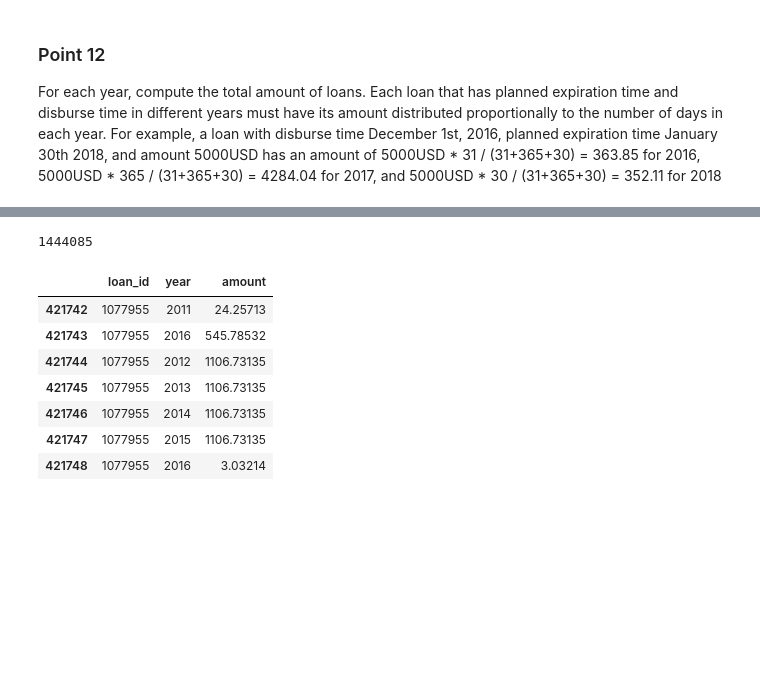
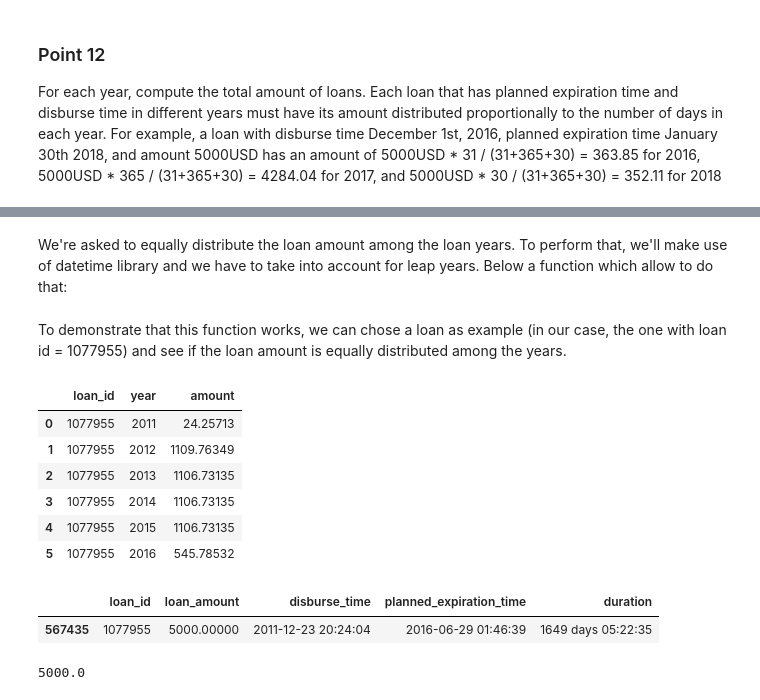
Before and after one commit to Lukpier/cs-project, a Jupyter notebook: kiva.ipynb, the cells around one changed output, grey strips where cells are left out. Saved outputs shown, nothing was run; the diff lists cells and outputs as text; code cells hidden in the pictures; blank space fills up the shorter version.

```diff
--- a/kiva.ipynb
+++ b/kiva.ipynb
@@ -717,0 +624,3 @@ Name: loan_id, Length: 1044962, dtype: int64
+# %% [markdown]
+We're asked to equally distribute the loan amount among the loan years. To perform that, we'll make use of datetime library and we have to take into account for leap years.
+Below a function which allow to do that:
@@ -718,15 +661,41 @@ Name: loan_id, Length: 1044962, dtype: int64
+# %%
+%%time
+
+new_df = pd.DataFrame(columns=['loan_id', 'year', 'amount'])
+ids = []
+years = []
+amounts = []
+subset = loans[['loan_id', 'loan_amount', 'disburse_time', 'planned_expiration_time', 'duration']]
+for _, row in subset.iterrows():
+    amts = compute_amounts(row)
+    for year, amount in amts:
+        ids.append(row.loan_id)
+        years.append(year)
+        amounts.append(amount)
+
+new_df['loan_id'] = ids
+new_df['year'] = years
+new_df['amount'] = amounts
+# %% [markdown]
+To demonstrate that this function works, we can chose a loan as example (in our case, the one with loan id = 1077955) and see if the loan amount is equally distributed among the years.
 # %%
-max(new_df['loan_id'])
+example = new_df[new_df.loan_id == 1077955]
-# %% [output]
-1444085
+# %%
+example
+# %% [output]
+|  | loan_id | year | amount |
+| 0 | 1077955 | 2011 | 24.25713 |
+| 1 | 1077955 | 2012 | 1109.76349 |
+| 2 | 1077955 | 2013 | 1106.73135 |
+| 3 | 1077955 | 2014 | 1106.73135 |
+| 4 | 1077955 | 2015 | 1106.73135 |
+| 5 | 1077955 | 2016 | 545.78532 |
 # %%
-new_df[new_df.loan_id == 1077955]
+subset[subset.loan_id == 1077955]
 # %% [output]
-|  | loan_id | year | amount |
-| 421742 | 1077955 | 2011 | 24.25713 |
-| 421743 | 1077955 | 2016 | 545.78532 |
-| 421744 | 1077955 | 2012 | 1106.73135 |
-| 421745 | 1077955 | 2013 | 1106.73135 |
-| 421746 | 1077955 | 2014 | 1106.73135 |
-| 421747 | 1077955 | 2015 | 1106.73135 |
-| 421748 | 1077955 | 2016 | 3.03214 |
+|  | loan_id | loan_amount | disburse_time | planned_expiration_time | duration |
+| 567435 | 1077955 | 5000.00000 | 2011-12-23 20:24:04 | 2016-06-29 01:46:39 | 1649 days 05:22:35 |
+# %%
+sum(example.amount)
+# %% [output]
+5000.0
```
Also changed, not shown: parts of 23 cells of this notebook.
